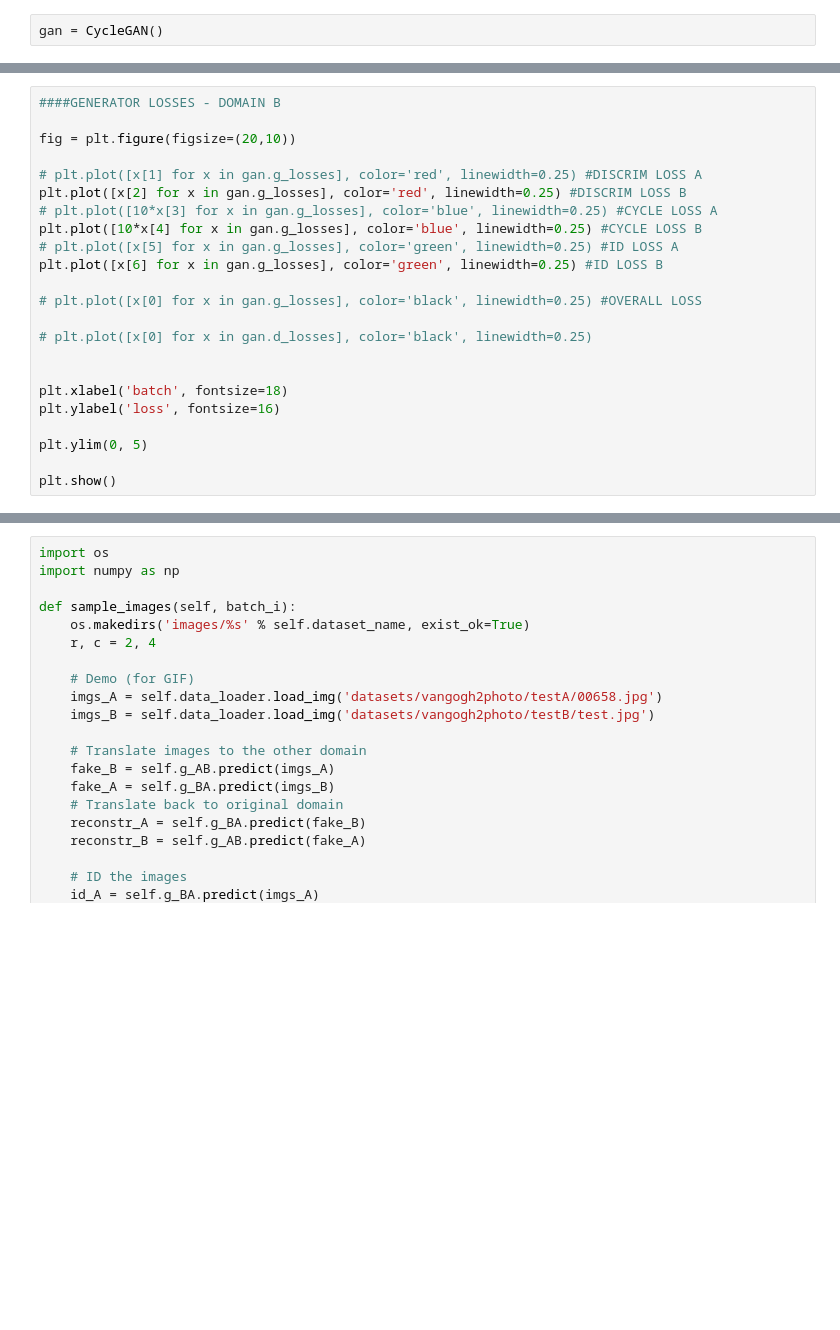
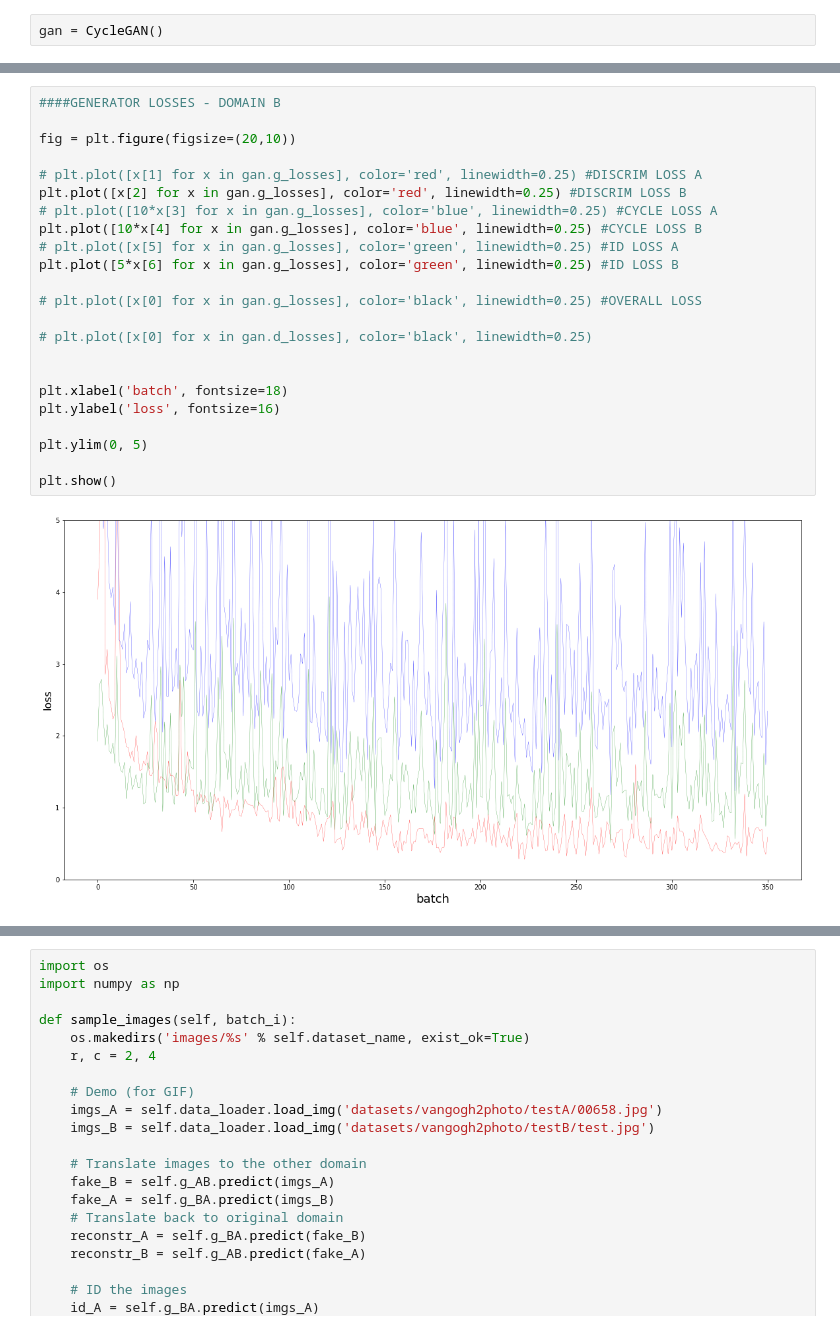
Before and after one commit to davidADSP/Keras-GAN, a Jupyter notebook: cyclegan/loss_charts.ipynb, the cells around one changed output, grey strips where cells are left out. Drawn from its saved outputs; the diff is of its cells as text; blank space fills up the shorter version.

```diff
--- a/cyclegan/loss_charts.ipynb
+++ b/cyclegan/loss_charts.ipynb
@@ -42,26 +44,28 @@ plt.show()
 # %%
 ####GENERATOR LOSSES - DOMAIN B
 
 fig = plt.figure(figsize=(20,10))
 
 # plt.plot([x[1] for x in gan.g_losses], color='red', linewidth=0.25) #DISCRIM LOSS A
 plt.plot([x[2] for x in gan.g_losses], color='red', linewidth=0.25) #DISCRIM LOSS B
 # plt.plot([10*x[3] for x in gan.g_losses], color='blue', linewidth=0.25) #CYCLE LOSS A
 plt.plot([10*x[4] for x in gan.g_losses], color='blue', linewidth=0.25) #CYCLE LOSS B
 # plt.plot([x[5] for x in gan.g_losses], color='green', linewidth=0.25) #ID LOSS A
-plt.plot([x[6] for x in gan.g_losses], color='green', linewidth=0.25) #ID LOSS B
+plt.plot([5*x[6] for x in gan.g_losses], color='green', linewidth=0.25) #ID LOSS B
 
 # plt.plot([x[0] for x in gan.g_losses], color='black', linewidth=0.25) #OVERALL LOSS
 
 # plt.plot([x[0] for x in gan.d_losses], color='black', linewidth=0.25)
 
 
 plt.xlabel('batch', fontsize=18)
 plt.ylabel('loss', fontsize=16)
 
 plt.ylim(0, 5)
 
 plt.show()
+# %% [output]
+[figure, added]
 # %%
 ####DISCRIMINATOR LOSSES - DOMAIN A
 
```
Also changed, not shown: parts of 7 cells of this notebook, 3 other files.
